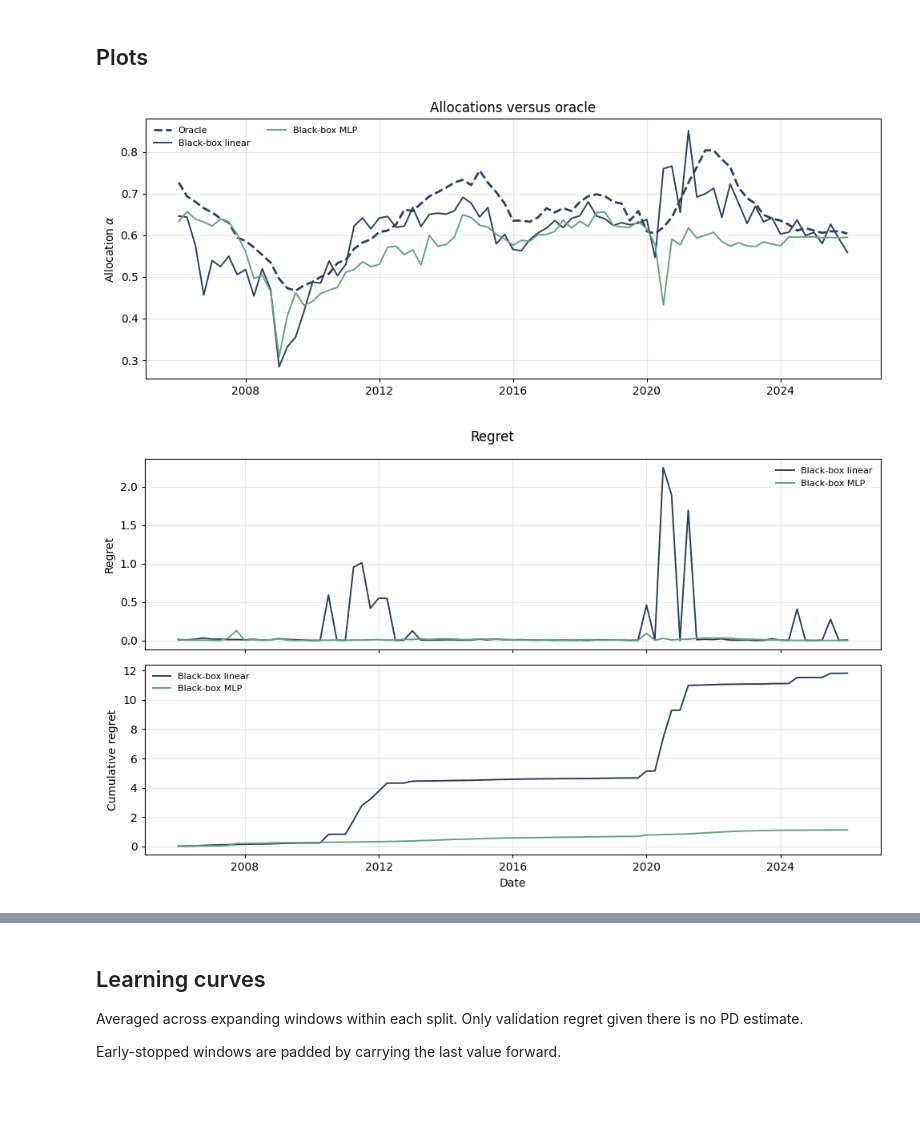
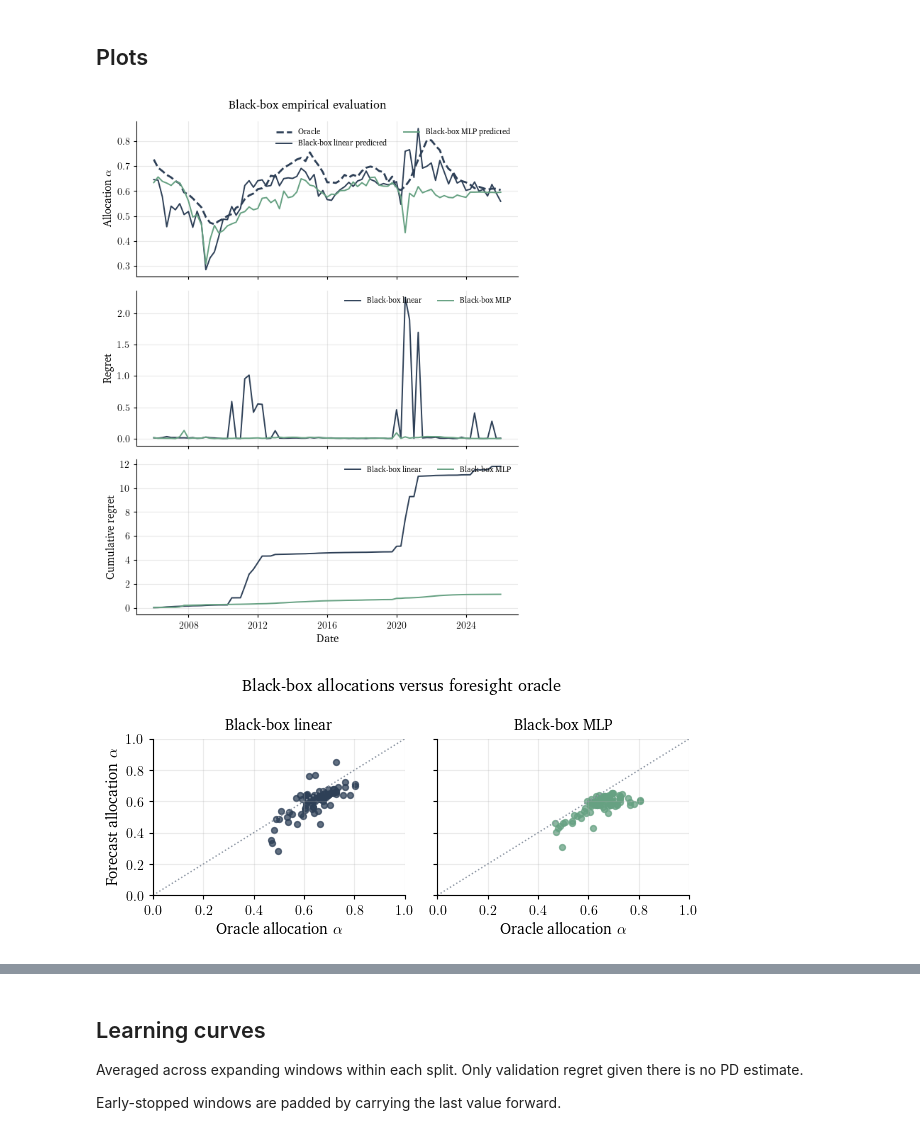
Before and after one commit to okeeffe-hannah/Decision_Focused_Learning_for_Capital_Allocation, a Jupyter notebook: dfl_for_capital_allocation/empirical/notebooks/03_black_box_empirical.ipynb, the cells around one changed output, grey strips where cells are left out. Drawn from its saved outputs; the diff is of its cells as text; code cells hidden in the pictures; blank space fills up the shorter version.

Commit message:
tided all empirical plots, adding figures and results to run eval notebooks

```diff
--- a/dfl_for_capital_allocation/empirical/notebooks/03_black_box_empirical.ipynb
+++ b/dfl_for_capital_allocation/empirical/notebooks/03_black_box_empirical.ipynb
@@ -441,8 +449,4 @@ Name: alpha_hat_std_bb, dtype: float64
 # %%
-plt.rcdefaults()
-plt.rcParams.update({"font.size": 10, "axes.linewidth": 0.8, "xtick.direction": "out", "ytick.direction": "out",
-                     "xtick.major.size": 3, "ytick.major.size": 3, "font.sans-serif": ["DejaVu Sans"]})
-from minou_colours import MINOU_COLOURS
 MODEL_COLORS = {"blackbox_linear": MINOU_COLOURS["navy"], "blackbox_mlp": MINOU_COLOURS["sage"]}
 MODEL_LW = {"blackbox_linear": 1.4, "blackbox_mlp": 1.4}
 MODEL_LABELS = {"blackbox_linear": "Black-box linear", "blackbox_mlp": "Black-box MLP"}
@@ -455,68 +459,50 @@ def format_date_axis(ax, year_step=2):
     ax.xaxis.set_major_locator(mdates.YearLocator(year_step))
     ax.xaxis.set_major_formatter(mdates.DateFormatter("%Y"))
     ax.grid(True, alpha=0.28)
 
 
 def _model_lines(ax, plot_df, col_prefix, suffix="", models=None):
     for m in (PLOT_MODELS if models is None else models):
         ax.plot(plot_df["date"], plot_df[f"{col_prefix}_{m}"], color=MODEL_COLORS[m],
                 lw=MODEL_LW[m], label=f"{MODEL_LABELS[m]}{suffix}")
 
 
 def plot_results(res):
     fig_dir = FIGURES_DIR
     fig_dir.mkdir(parents=True, exist_ok=True)
     plot_df = res.sort_values("date").copy()
     year_step = 2 if len(plot_df) <= 60 else 4
 
-    # 1. Allocation comparison
-    fig, ax = plt.subplots(figsize=(10, 4))
-    ax.plot(plot_df["date"], plot_df["alpha_oracle"], color=ORACLE_COLOR, lw=2, ls="--", label="Oracle")
-    _model_lines(ax, plot_df, "alpha_hat")
-    ax.set_ylabel(r"Allocation $\alpha$"); ax.set_title("Allocations versus oracle")
-    format_date_axis(ax, year_step); ax.legend(frameon=False, fontsize=8, ncol=2); plt.tight_layout()
-    plt.savefig(fig_dir / "allocation_comparison.png", dpi=200, bbox_inches="tight"); plt.show()
-
-    # 2. Regret and cumulative regret
-    fig, axes = plt.subplots(2, 1, figsize=(10, 6), sharex=True)
-    for m in PLOT_MODELS:
-        axes[0].plot(plot_df["date"], plot_df[f"regret_{m}"], color=MODEL_COLORS[m], lw=MODEL_LW[m], label=MODEL_LABELS[m])
-        axes[1].plot(plot_df["date"], plot_df[f"regret_{m}"].cumsum(), color=MODEL_COLORS[m], lw=MODEL_LW[m], label=MODEL_LABELS[m])
-    axes[0].set_ylabel("Regret"); axes[0].legend(frameon=False, fontsize=8)
-    axes[1].set_ylabel("Cumulative regret"); axes[1].set_xlabel("Date"); axes[1].legend(frameon=False, fontsize=8)
-    for ax in axes:
-        format_date_axis(ax, year_step)
-    fig.suptitle("Regret"); plt.tight_layout()
-    plt.savefig(fig_dir / "regret.png", dpi=200, bbox_inches="tight"); plt.show()
-
-    # 3. Compact panel: allocation + regret
-    fig, axes = plt.subplots(2, 1, figsize=(10, 6), sharex=True)
-    fig.subplots_adjust(hspace=0.08)
+    # Single summary panel: allocation, regret, and cumulative regret.
+    fig, axes = plt.subplots(3, 1, figsize=(TEXT_WIDTH, 8), sharex=True)
+    fig.subplots_adjust(hspace=0.12)
     axes[0].plot(plot_df["date"], plot_df["alpha_oracle"], color=ORACLE_COLOR, lw=2, ls="--", label="Oracle")
-    _model_lines(axes[0], plot_df, "alpha_hat")
-    axes[0].set_ylabel(r"$\alpha$")
+    _model_lines(axes[0], plot_df, "alpha_hat", " predicted")
+    axes[0].set_ylabel(r"Allocation $\alpha$")
     for m in PLOT_MODELS:
         axes[1].plot(plot_df["date"], plot_df[f"regret_{m}"], color=MODEL_COLORS[m], lw=MODEL_LW[m], label=MODEL_LABELS[m])
-    axes[1].set_ylabel("Regret"); axes[1].set_xlabel("Date")
+        axes[2].plot(plot_df["date"], plot_df[f"regret_{m}"].cumsum(), color=MODEL_COLORS[m], lw=MODEL_LW[m], label=MODEL_LABELS[m])
+    axes[1].set_ylabel("Regret")
+    axes[2].set_ylabel("Cumulative regret"); axes[2].set_xlabel("Date")
     for ax in axes:
         format_date_axis(ax, year_step); ax.legend(fontsize=8, frameon=False, loc="upper right", ncol=2)
-    fig.suptitle("Black box with Basel IRB allocation", fontsize=12)
-    plt.tight_layout(); plt.savefig(fig_dir / "blackbox_pd_irb_compact_panel.png", dpi=220, bbox_inches="tight"); plt.show()
+    fig.suptitle("Black-box empirical evaluation")
+    plt.tight_layout(); plt.savefig(fig_dir / "blackbox_summary_panel.pdf", bbox_inches="tight"); plt.show()
 
-    # 4. Black-box alpha vs oracle alpha scatter
-    fig, axes = plt.subplots(1, len(PLOT_MODELS), figsize=(4 * len(PLOT_MODELS), 4), sharex=True, sharey=True)
+    # Second panel: forecast allocations against the foresight oracle.
+    fig, axes = plt.subplots(1, len(PLOT_MODELS), figsize=(TEXT_WIDTH, 2.8), sharex=True, sharey=True)
     for ax, m in zip(np.atleast_1d(axes), PLOT_MODELS):
         ax.scatter(plot_df["alpha_oracle"], plot_df[f"alpha_hat_{m}"], s=18, color=MODEL_COLORS[m], alpha=0.75)
         ax.plot([0, 1], [0, 1], color=MINOU_COLOURS["grey"], lw=1, ls=":")
-        ax.set_xlim(0, 1); ax.set_ylim(0, 1)
-        ax.set_title(MODEL_LABELS[m]); ax.set_xlabel(r"Foresight-oracle $\alpha$")
-        ax.grid(True, alpha=0.28)
-    np.atleast_1d(axes)[0].set_ylabel(r"Black-box $\alpha$")
-    fig.suptitle("Black-box allocation versus foresight oracle")
-    plt.tight_layout(); plt.savefig(fig_dir / "bb_alpha_vs_oracle_scatter.png", dpi=200, bbox_inches="tight"); plt.show()
+        ax.set_xlim(0, 1); ax.set_ylim(0, 1); ax.set_title(MODEL_LABELS[m])
+        ax.set_xlabel(r"Oracle allocation $\alpha$")
+    np.atleast_1d(axes)[0].set_ylabel(r"Forecast allocation $\alpha$")
+    fig.suptitle("Black-box allocations versus foresight oracle")
+    plt.tight_layout(); plt.savefig(fig_dir / "blackbox_allocation_vs_oracle_scatter.pdf", dpi=300, bbox_inches="tight"); plt.show()
 
+    return
 
 plot_results(results)
 # %% [output]
-[figure, old version]
+[figure, new version]
-[figure, old version]
+[figure, new version]
```
Also changed, not shown: parts of 6 cells of this notebook, 29 other files.
